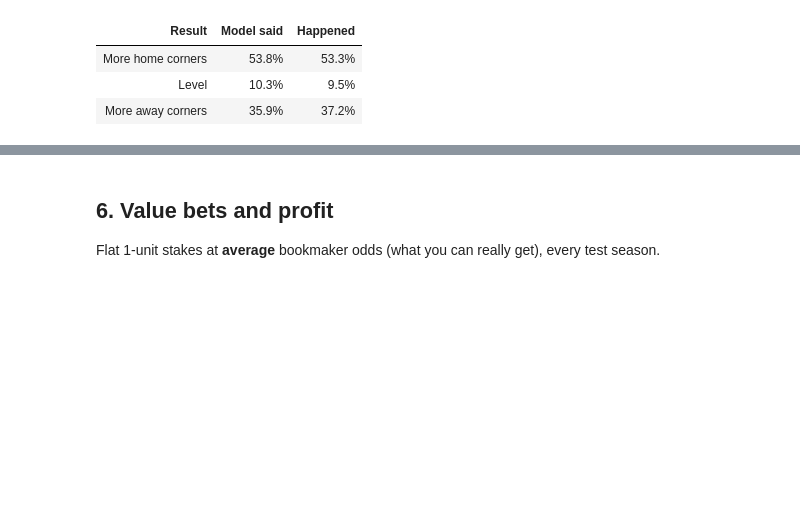
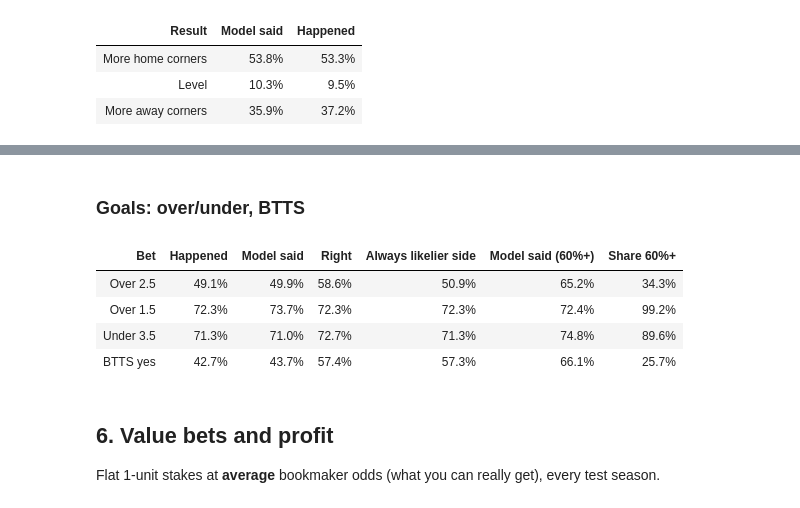
Before and after one commit to RicardoJose000/predict90-colab, a Jupyter notebook: Football_Predictor.ipynb, the cells around one changed output, grey strips where cells are left out. Cells and saved outputs as stored; diff of their text form; code cells hidden in the pictures; blank space fills up the shorter version.

```diff
--- a/Football_Predictor.ipynb
+++ b/Football_Predictor.ipynb
@@ -564,3 +534,13 @@ Corner 1X2: chance only in the Excel file, usually no odds in the free API
+# %% [markdown]
+### Goals: over/under, BTTS
+# %%
+show(intl.goals_table(ibt))
+# %% [output]
+| Bet | Happened | Model said | Right | Always likelier side | Model said (60%+) | Share 60%+ |
+| Over 2.5 | 49.1% | 49.9% | 58.6% | 50.9% | 65.2% | 34.3% |
+| Over 1.5 | 72.3% | 73.7% | 72.3% | 72.3% | 72.4% | 99.2% |
+| Under 3.5 | 71.3% | 71.0% | 72.7% | 71.3% | 74.8% | 89.6% |
+| BTTS yes | 42.7% | 43.7% | 57.4% | 57.3% | 66.1% | 25.7% |
 # %% [markdown]
 ## 6. Value bets and profit
 
```
Also changed, not shown: parts of 25 cells of this notebook, 13 other files.
